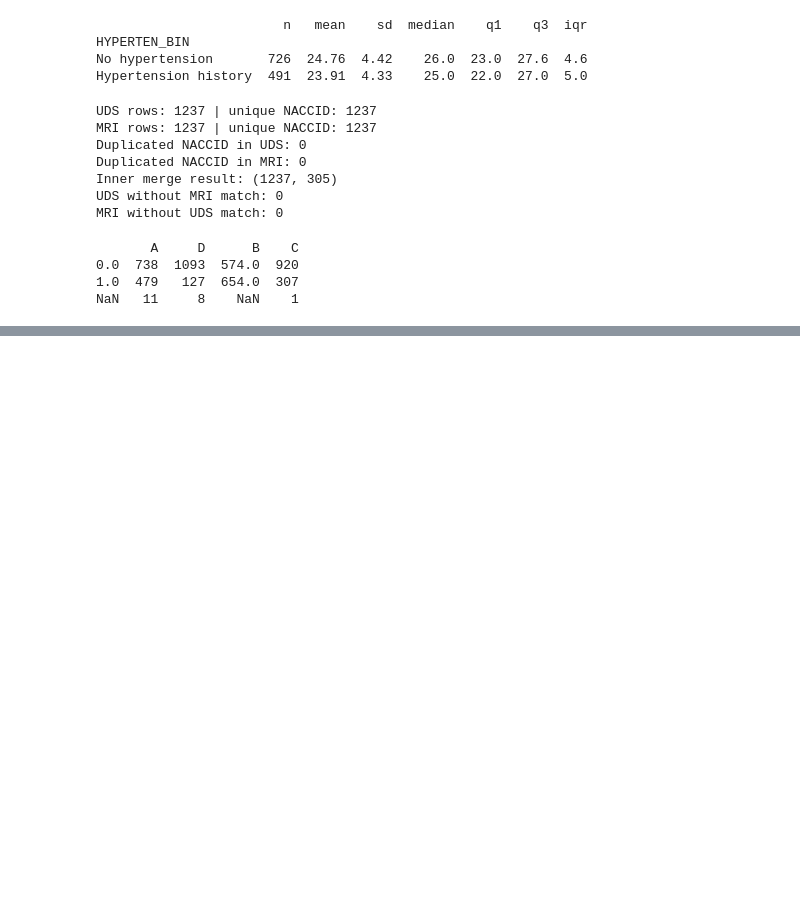
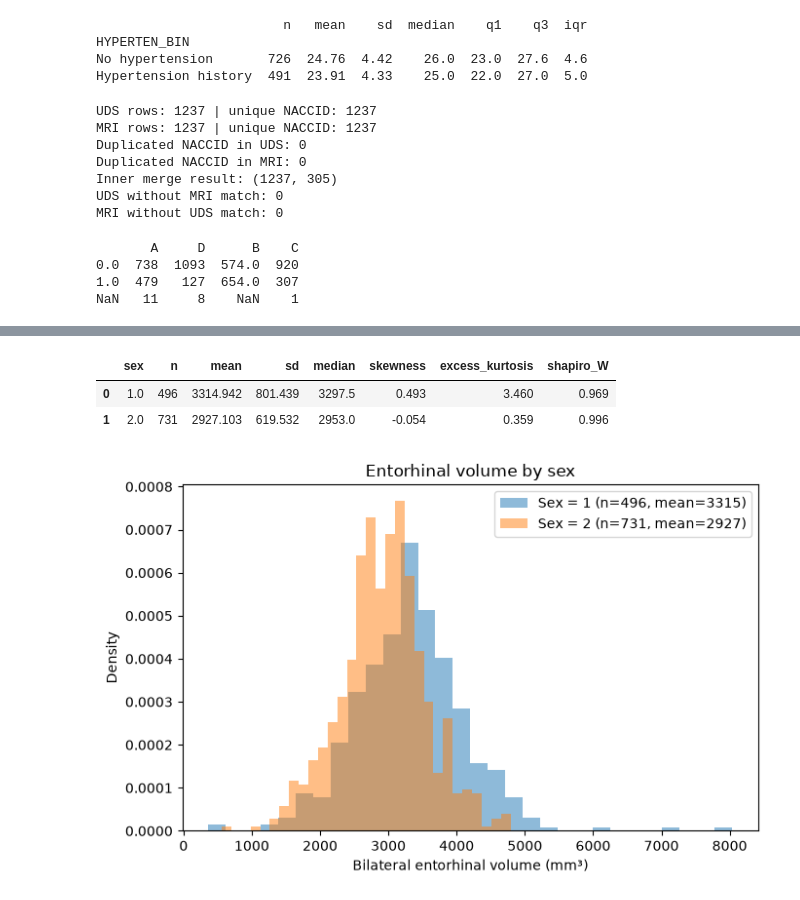
Before and after one commit to dorsamd/Amar, a Jupyter notebook: audit.ipynb, the cells around one changed output, grey strips where cells are left out. Cells and saved outputs as stored; diff of their text form; code cells hidden in the pictures; blank space fills up the shorter version.

```diff
--- a/audit.ipynb
+++ b/audit.ipynb
@@ -455,0 +932,27 @@ NaN   11     8    NaN    1
+# %%
+rows = []
+for s, g in d.groupby('SEX'):
+    r = distribution_summary(g['BILAT_ENTORHINAL'])
+    rows.append({'sex': s, 'n': r['n'], 'mean': r['mean'], 'sd': r['sd'], 'median': r['median'],
+                 'skewness': r['skewness'], 'excess_kurtosis': r['excess_kurtosis'],
+                 'shapiro_W': r['shapiro_W']})
+by_sex = pd.DataFrame(rows).round(3)
+display(by_sex)
+
+fig, ax = plt.subplots(figsize=(7, 4.5))
+for s, lab in [(1.0, 'Sex = 1'), (2.0, 'Sex = 2')]:
+    g = d.loc[d['SEX'] == s, 'BILAT_ENTORHINAL'].dropna()
+    ax.hist(g, bins=30, density=True, alpha=0.5,
+            label=f'{lab} (n={len(g)}, mean={g.mean():.0f})')
+ax.set_xlabel('Bilateral entorhinal volume (mm³)')
+ax.set_ylabel('Density')
+ax.set_title('Entorhinal volume by sex')
+ax.legend()
+plt.tight_layout()
+plt.savefig('figures/phase2_entorhinal_by_sex.png', dpi=200)
+plt.show()
+# %% [output]
+|  | sex | n | mean | sd | median | skewness | excess_kurtosis | shapiro_W |
+| 0 | 1.0 | 496 | 3314.942 | 801.439 | 3297.5 | 0.493 | 3.460 | 0.969 |
+| 1 | 2.0 | 731 | 2927.103 | 619.532 | 2953.0 | -0.054 | 0.359 | 0.996 |
+[figure, added]
```
Also changed, not shown: parts of 34 cells of this notebook, 21 other files.
